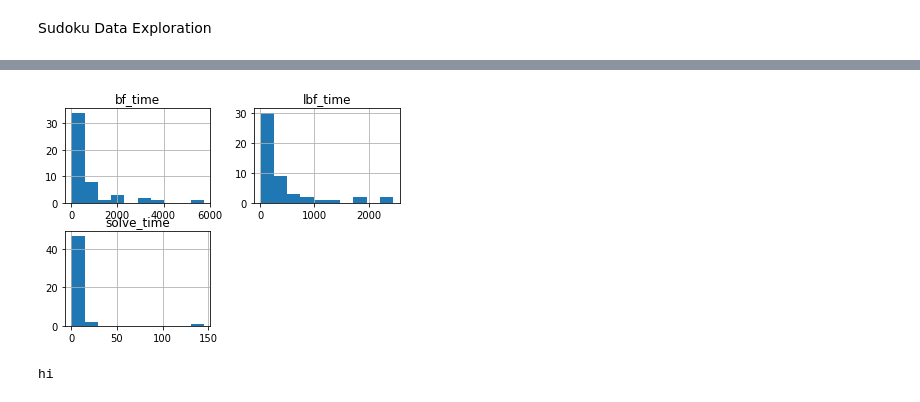
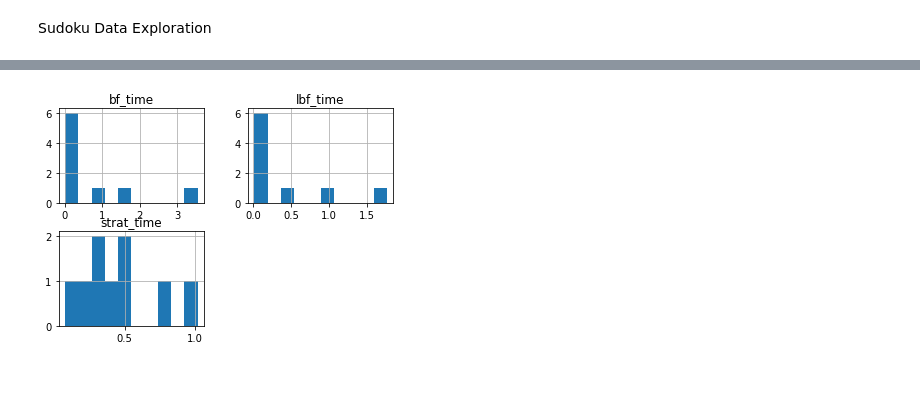
Before and after one commit to evan-freeman/games, a Jupyter notebook: sudoku/Sudoku Data Exploration.ipynb, the cells around one changed output, grey strips where cells are left out. Drawn from its saved outputs; the diff is of its cells as text; code cells hidden in the pictures.

```diff
--- a/sudoku/Sudoku Data Exploration.ipynb
+++ b/sudoku/Sudoku Data Exploration.ipynb
@@ -6,4 +6,5 @@ import pandas as pd
 import seaborn as sns
 # %%
 filepath = r'D:/code/github/games/sudoku/benchmarks/'
-minclue_df = pd.read_csv(f'{filepath}minclue_results_50.csv')
+freeman_df = pd.read_csv(f'{filepath}freeman_results.csv')
+hardest_df = pd.read_csv(f'{filepath}hardest_results.csv')
@@ -43,6 +37,6 @@ minclue_df.describe()
 # sns.distplot()
 # %%
 # for column in ['bf_time', 'lbf_time', 'solve_time']:
-minclue_df[['bf_time', 'lbf_time', 'solve_time']].hist(bins=10);
+freeman_df[['bf_time', 'lbf_time', 'strat_time']].hist(bins=10);
 # %% [output]
-[figure, old version]
+[figure, new version]
@@ -51,4 +42,0 @@ if []: print('hi')
-# %%
-if[1]: print('hi')
-# %% [output]
-hi
```
Also changed, not shown: parts of 8 cells of this notebook, 3 other files.
